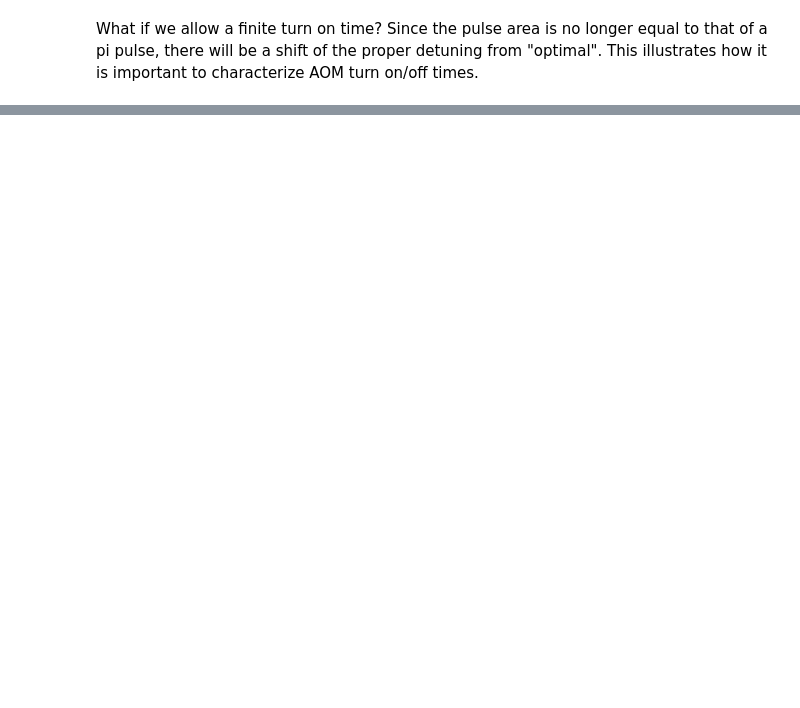
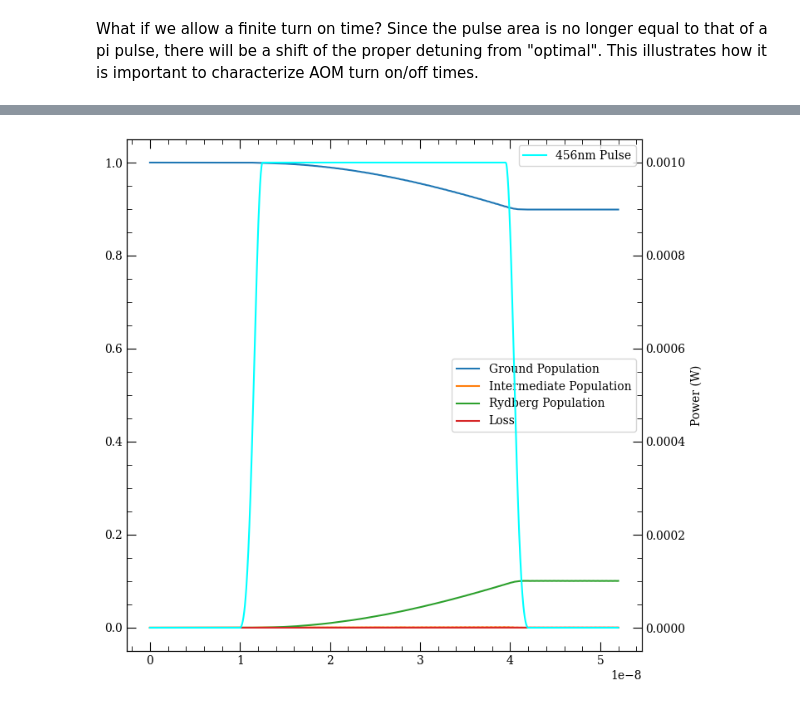
Before and after one commit to npeard/mmwave-calcs, a Jupyter notebook: notebooks/RydbergTuning.ipynb, the cells around one changed output, grey strips where cells are left out. Drawn from its saved outputs; the diff is of its cells as text; code cells hidden in the pictures; blank space fills up the shorter version.

Commit message:
built lindblad solver

```diff
--- a/notebooks/RydbergTuning.ipynb
+++ b/notebooks/RydbergTuning.ipynb
@@ -51,0 +66,4 @@ rydnamics.plot_state_couple_power_vs_detune(coupling_powers=coupling_powers, det
+# %%
+rydnamics.plot_lindblad_dynamics()
+# %% [output]
+[figure, added]
```
Also changed, not shown: parts of 12 cells of this notebook, 2 other files.
